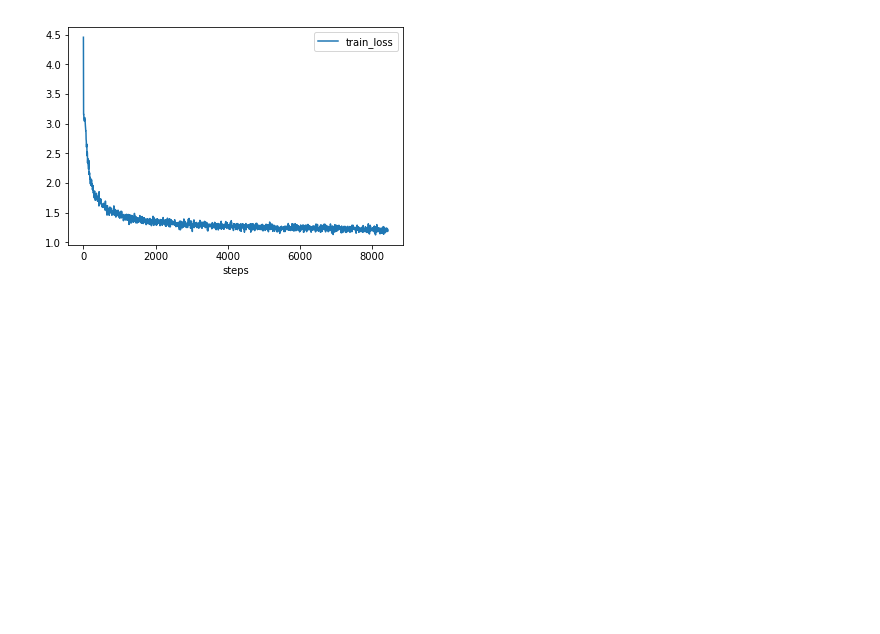
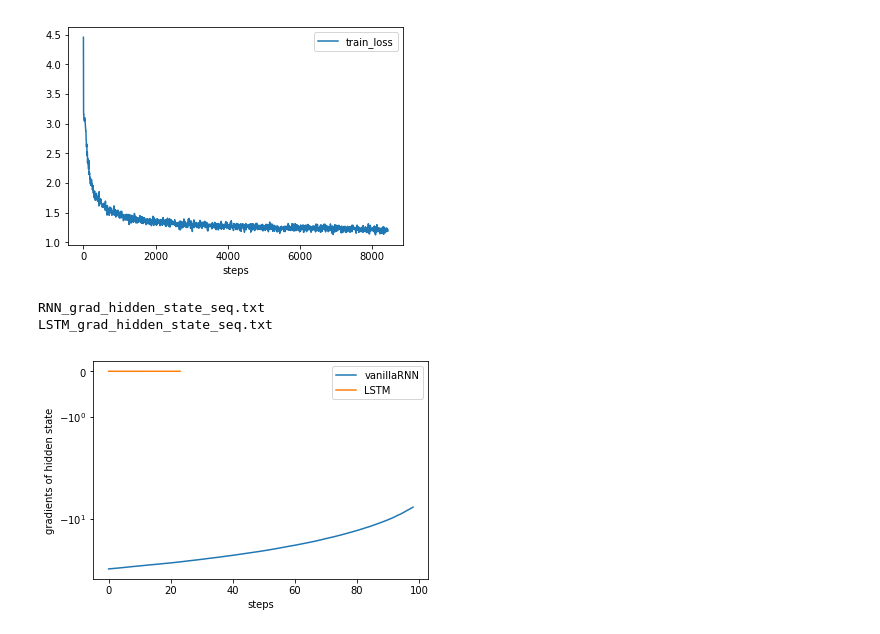
Before and after one commit to wlongxiang/DL_assignments_2019, a Jupyter notebook: assignment_2/plot.ipynb, the cells around one changed output. Cells and saved outputs as stored; diff of their text form; code cells hidden in the pictures; blank space fills up the shorter version.

```diff
--- a/assignment_2/plot.ipynb
+++ b/assignment_2/plot.ipynb
@@ -233,3 +247,31 @@ plt.show()
 # %% [output]
 textgen_inputlength_30_hiddenunits_128_lr_0.01_batchsize_64_1574710103.csv
 [figure]
+# %%
+import numpy as np
+# grads_w
+# textgen_inputlength_30_hiddenunits_128_lr_0.01_batchsize_64_1574712613.csv
+import os
+results_path = "part1/results"
+for f in os.listdir(results_path):
+    if  "RNN_grad_hidden_state_seq.txt" in f:
+        print(f)
+        data = pd.read_csv(os.path.join(results_path, f), header=None)
+        plt.plot(data[0], np.log(data[1]), label="vanillaRNN")
+
+for f in os.listdir(results_path):
+    if  "LSTM_grad_hidden_state_seq.txt" in f:
+        print(f)
+        data = pd.read_csv(os.path.join(results_path, f), header=None)
+        plt.plot(data[0], data[1], label="LSTM")
+plt.legend()
+plt.xlabel("steps")
+plt.ylabel("gradients of hidden state")
+# plt.title("input_length=40, hidden_units=128, lr=0.01")
+plt.yscale('symlog')
+
+plt.show()
+# %% [output]
+RNN_grad_hidden_state_seq.txt
+LSTM_grad_hidden_state_seq.txt
+[figure, added]
```
Also changed, not shown: parts of 4 cells of this notebook, 4 other files.
